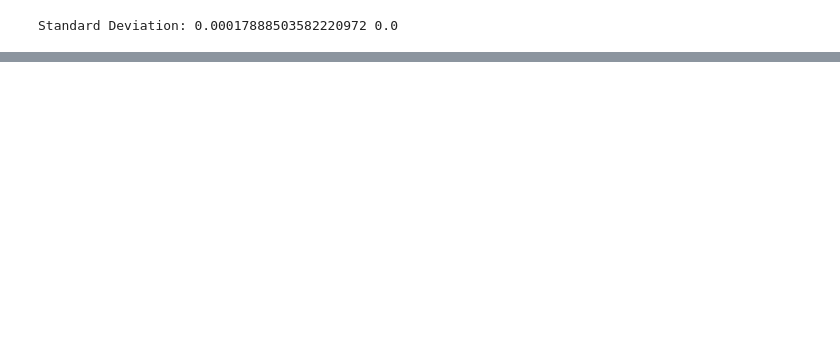
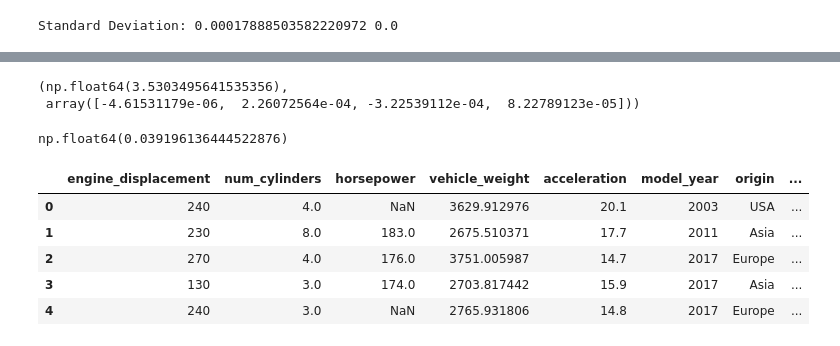
Before and after one commit to maylwin/machine-learning-zoomcamp-homework, a Jupyter notebook: 02-regression/homework.ipynb, the cells around one changed output, grey strips where cells are left out. Drawn from its saved outputs; the diff is of its cells as text; code cells hidden in the pictures; blank space fills up the shorter version.

```diff
--- a/02-regression/homework.ipynb
+++ b/02-regression/homework.ipynb
@@ -279,0 +340,32 @@ Standard Deviation: 0.00017888503582220972 0.0
+# %%
+n = len(df)
+n_val = int(n*0.2)
+n_test = int(n*0.2)
+n_train = n - n_val - n_test
+
+idx = np.arange(n)
+
+#[0, 1, 2, 3, 4, 5, 6, 7, 8, 9]
+np.random.seed(9)
+np.random.shuffle(idx)
+
+df_train = df.iloc[idx[:n_train]]
+df_val = df.iloc[idx[n_train: n_train + n_val]]
+df_test = df.iloc [idx[n_train + n_val : ]]
+
+
+#5824 + 1940 = 7764
+df_full_train = pd.concat([df_train, df_val])
+df_full_train = df_full_train.reset_index(drop=True)
+
+X_full_train = prepare_X(df_full_train)
+
+y_train = np.log1p(df_train.fuel_efficiency_mpg.values)
+y_val = np.log1p(df_val.fuel_efficiency_mpg.values)
+y_full_train = np.concatenate([y_train, y_val])
+
+w0, w = train_linear_regression_reg(X_full_train, y_full_train, 0.001)
+w0, w
+# %% [output]
+(np.float64(3.5303495641535356),
+ array([-4.61531179e-06,  2.26072564e-04, -3.22539112e-04,  8.22789123e-05]))
@@ -279,0 +378,22 @@ Standard Deviation: 0.00017888503582220972 0.0
+# %%
+#reuse w from above - trained by the full training data
+df_test = df_test.reset_index(drop=True)
+X_test = prepare_X(df_test)
+y_test = np.log1p(df_test.fuel_efficiency_mpg.values)
+
+y_pred = w0 + X_test.dot(w)
+y_test, y_pred
+
+test_score = rmse(y_test, y_pred)
+test_score
+# %% [output]
+np.float64(0.039196136444522876)
+# %%
+df_test.head()
+# %% [output]
+|  | engine_displacement | num_cylinders | horsepower | vehicle_weight | acceleration | model_year | origin | ... |
+| 0 | 240 | 4.0 | NaN | 3629.912976 | 20.1 | 2003 | USA | ... |
+| 1 | 230 | 8.0 | 183.0 | 2675.510371 | 17.7 | 2011 | Asia | ... |
+| 2 | 270 | 4.0 | 176.0 | 3751.005987 | 14.7 | 2017 | Europe | ... |
+| 3 | 130 | 3.0 | 174.0 | 2703.817442 | 15.9 | 2017 | Asia | ... |
+| 4 | 240 | 3.0 | NaN | 2765.931806 | 14.8 | 2017 | Europe | ... |
```
Also changed, not shown: parts of 7 cells of this notebook.
